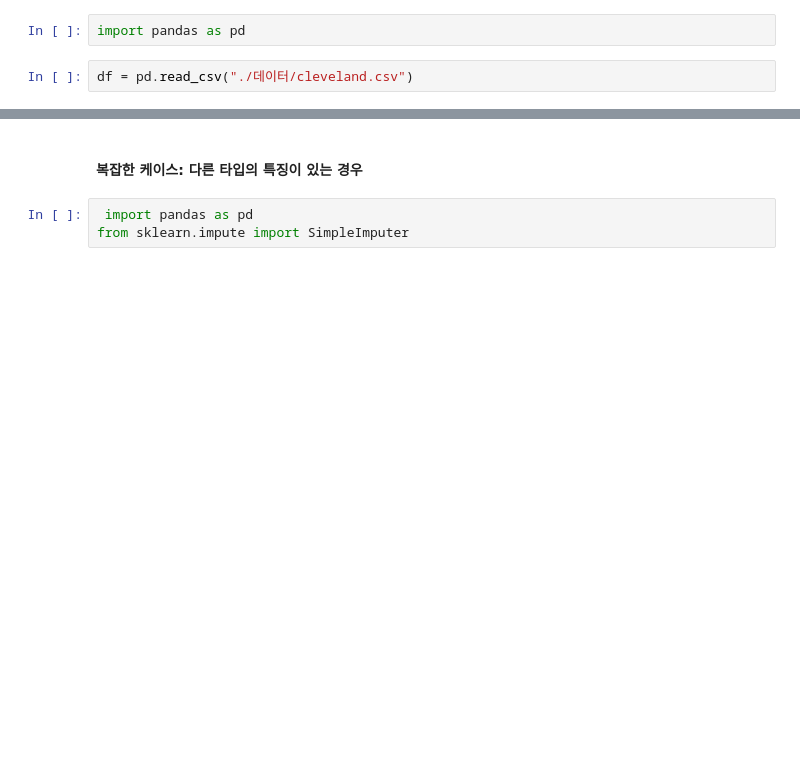
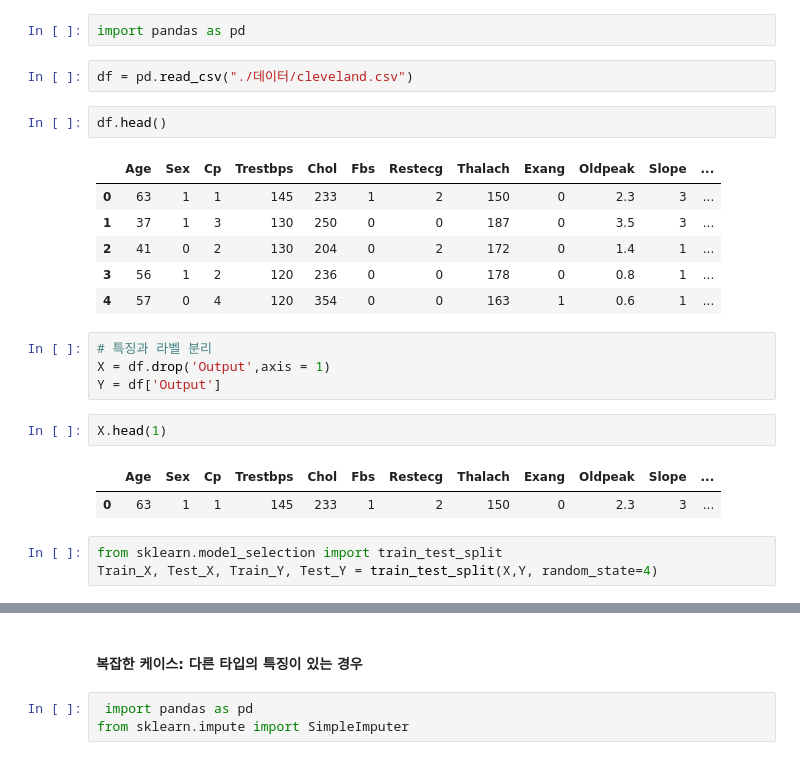
Before and after one commit to lullu303/DataScience2, a Jupyter notebook: 예측분석/필수전처리/04_대표값을 활용한 결측치 대체.ipynb, the cells around one changed output, grey strips where cells are left out. Drawn from its saved outputs; the diff is of its cells as text; blank space fills up the shorter version.

```diff
--- a/예측분석/필수전처리/04_대표값을 활용한 결측치 대체.ipynb
+++ b/예측분석/필수전처리/04_대표값을 활용한 결측치 대체.ipynb
@@ -30,3 +30,24 @@
 import pandas as pd
 # %%
 df = pd.read_csv("./데이터/cleveland.csv")
+# %%
+df.head()
+# %% [output]
+|  | Age | Sex | Cp | Trestbps | Chol | Fbs | Restecg | Thalach | Exang | Oldpeak | Slope | ... |
+| 0 | 63 | 1 | 1 | 145 | 233 | 1 | 2 | 150 | 0 | 2.3 | 3 | ... |
+| 1 | 37 | 1 | 3 | 130 | 250 | 0 | 0 | 187 | 0 | 3.5 | 3 | ... |
+| 2 | 41 | 0 | 2 | 130 | 204 | 0 | 2 | 172 | 0 | 1.4 | 1 | ... |
+| 3 | 56 | 1 | 2 | 120 | 236 | 0 | 0 | 178 | 0 | 0.8 | 1 | ... |
+| 4 | 57 | 0 | 4 | 120 | 354 | 0 | 0 | 163 | 1 | 0.6 | 1 | ... |
+# %%
+# 특징과 라벨 분리
+X = df.drop('Output',axis = 1)
+Y = df['Output']
+# %%
+X.head(1)
+# %% [output]
+|  | Age | Sex | Cp | Trestbps | Chol | Fbs | Restecg | Thalach | Exang | Oldpeak | Slope | ... |
+| 0 | 63 | 1 | 1 | 145 | 233 | 1 | 2 | 150 | 0 | 2.3 | 3 | ... |
+# %%
+from sklearn.model_selection import train_test_split
+Train_X, Test_X, Train_Y, Test_Y = train_test_split(X,Y, random_state=4)
```
Also changed, not shown: parts of 19 cells of this notebook.
